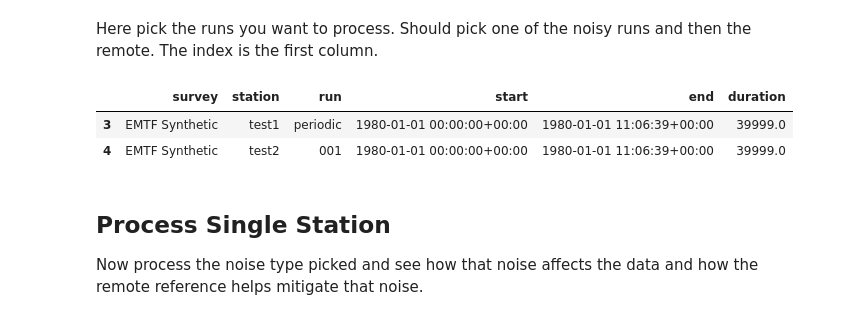
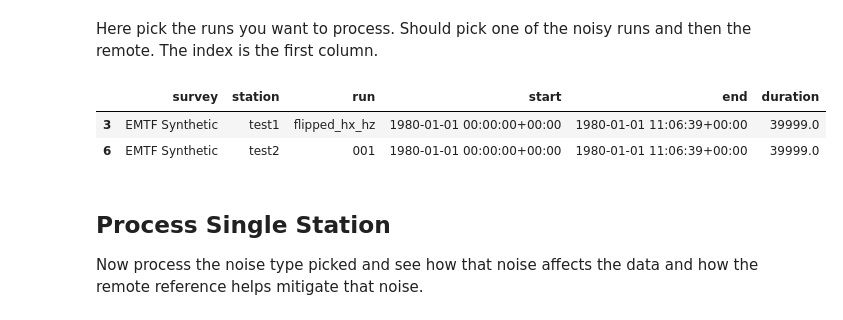
Before and after one commit to simpeg-research/earthscope-mt-course, a Jupyter notebook: notebooks/aurora/13_add_noise_and_process.ipynb, the cells around one changed output. Cells and saved outputs as stored; diff of their text form; code cells hidden in the pictures.

```diff
--- a/notebooks/aurora/13_add_noise_and_process.ipynb
+++ b/notebooks/aurora/13_add_noise_and_process.ipynb
@@ -185,12 +221,12 @@ run_summary.mini_summary
 Here pick the runs you want to process.  Should pick one of the noisy runs and then the remote. The index is the first column.
 # %%
 noise_run_summary = run_summary.clone()
-noise_run_summary.df = noise_run_summary.df.iloc[[3, 4]]
+noise_run_summary.df = noise_run_summary.df.iloc[[3, -1]]
 noise_run_summary.mini_summary
 # %% [output]
 |  | survey | station | run | start | end | duration |
-| 3 | EMTF Synthetic | test1 | periodic | 1980-01-01 00:00:00+00:00 | 1980-01-01 11:06:39+00:00 | 39999.0 |
-| 4 | EMTF Synthetic | test2 | 001 | 1980-01-01 00:00:00+00:00 | 1980-01-01 11:06:39+00:00 | 39999.0 |
+| 3 | EMTF Synthetic | test1 | flipped_hx_hz | 1980-01-01 00:00:00+00:00 | 1980-01-01 11:06:39+00:00 | 39999.0 |
+| 6 | EMTF Synthetic | test2 | 001 | 1980-01-01 00:00:00+00:00 | 1980-01-01 11:06:39+00:00 | 39999.0 |
 # %% [markdown]
 ## Process Single Station
 
```
Also changed, not shown: parts of 5 cells of this notebook.
